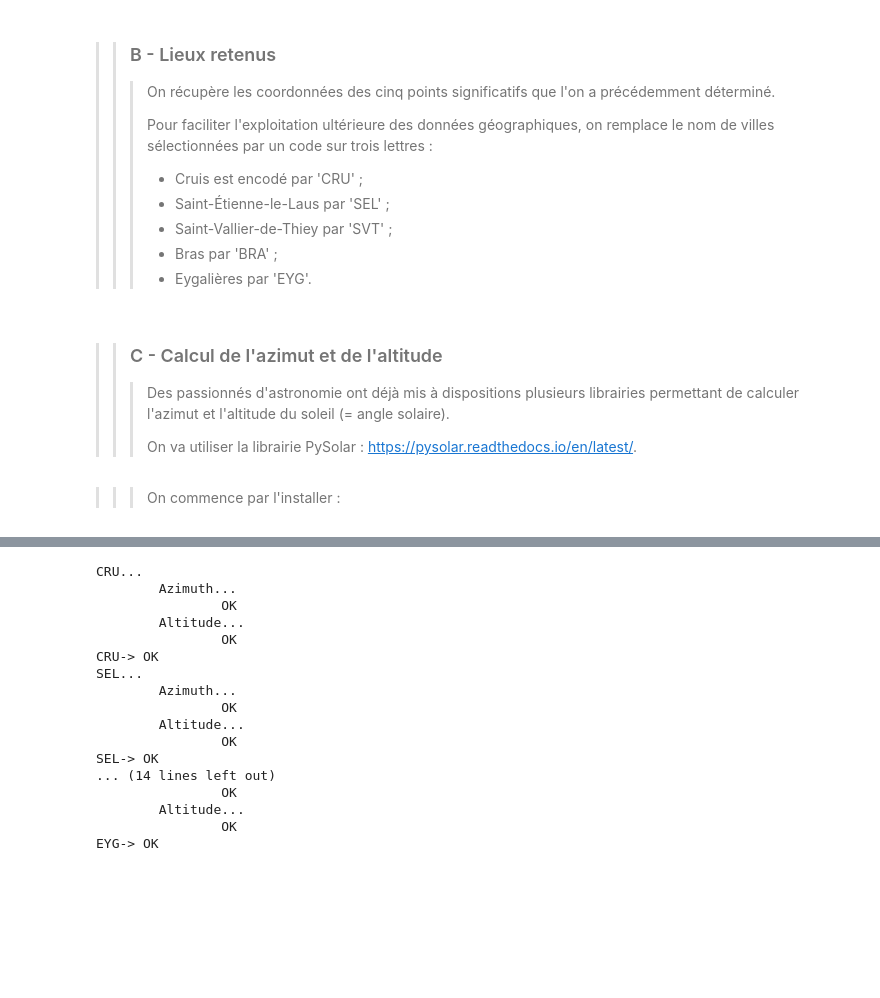
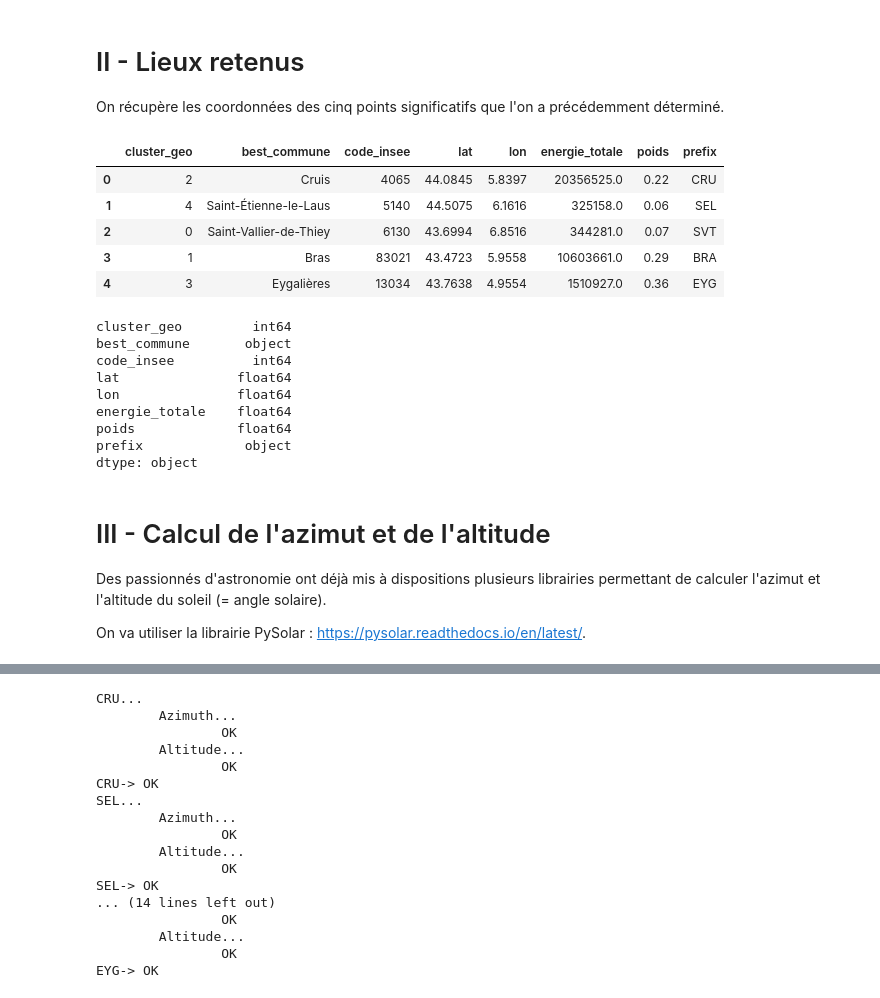
Before and after one commit to Math2935/aug25cds_variabilite, a Jupyter notebook: notebooks/02_Collecte/02_astronomie.ipynb, the cells around one changed output, grey strips where cells are left out. Saved outputs shown, nothing was run; the diff lists cells and outputs as text; code cells hidden in the pictures; blank space fills up the shorter version.

```diff
--- a/notebooks/02_Collecte/02_astronomie.ipynb
+++ b/notebooks/02_Collecte/02_astronomie.ipynb
@@ -34 +23,10 @@ chemin_datasets_astro = '/content/drive/MyDrive/Flux/00_Collecte_datasets/02_Ast
+# %%
+# Chemin du dataset de production
+input_datasets = '../../data/local_data/02_Collecte_datasets/01_Production/output/production_2020_2024.csv'
+
+# Chemin du dataset des communes sélectionnées
+communes = '../../data/local_data/01_Clustering/output/best_communes_geo_energy.csv'
+
+# Chemin vers le répertoire où seront stockés les résultats
+output_datasets = '../../data/local_data/02_Collecte_datasets/02_Astronomie/output/'
 # %% [markdown]
@@ -65,13 +62 @@ df_rte.dtypes
 dtype: object
-# %% [markdown]
->>### B - Lieux retenus ###
->>>
->>>On récupère les coordonnées des cinq points significatifs que l'on a précédemment déterminé.
->>>
->>>Pour faciliter l'exploitation ultérieure des données géographiques, on remplace le nom de villes sélectionnées par un code sur trois lettres :
->>>
->>> - Cruis est encodé par 'CRU' ;
->>> - Saint-Étienne-le-Laus par 'SEL' ;
->>> - Saint-Vallier-de-Thiey par 'SVT' ;
->>> - Bras par 'BRA' ;
->>> - Eygalières par 'EYG'.
@@ -86,8 +63,30 @@ lieux_retenus = {'CRU' : {'latitude': 44.0845, 'longitude': 5.8397},
+# %% [markdown]
+# II - Lieux retenus
+
+On récupère les coordonnées des cinq points significatifs que l'on a précédemment déterminé.
+# %%
+df_communes = pd.read_csv(communes)
+display(df_communes.head())
+print(df_communes.dtypes)
+# %% [output]
+|  | cluster_geo | best_commune | code_insee | lat | lon | energie_totale | poids | prefix |
+| 0 | 2 | Cruis | 4065 | 44.0845 | 5.8397 | 20356525.0 | 0.22 | CRU |
+| 1 | 4 | Saint-Étienne-le-Laus | 5140 | 44.5075 | 6.1616 | 325158.0 | 0.06 | SEL |
+| 2 | 0 | Saint-Vallier-de-Thiey | 6130 | 43.6994 | 6.8516 | 344281.0 | 0.07 | SVT |
+| 3 | 1 | Bras | 83021 | 43.4723 | 5.9558 | 10603661.0 | 0.29 | BRA |
+| 4 | 3 | Eygalières | 13034 | 43.7638 | 4.9554 | 1510927.0 | 0.36 | EYG |
+cluster_geo         int64
+best_commune       object
+code_insee          int64
+lat               float64
+lon               float64
+energie_totale    float64
+poids             float64
+prefix             object
+dtype: object
 # %% [markdown]
->>### C - Calcul de l'azimut et de l'altitude ###
->>>
->>>Des passionnés d'astronomie ont déjà mis à dispositions plusieurs librairies permettant de calculer l'azimut et l'altitude du soleil (= angle solaire).
->>>
->>>On va utiliser la librairie PySolar : https://pysolar.readthedocs.io/en/latest/.
+# III - Calcul de l'azimut et de l'altitude
+
+Des passionnés d'astronomie ont déjà mis à dispositions plusieurs librairies permettant de calculer l'azimut et l'altitude du soleil (= angle solaire).
+
+On va utiliser la librairie PySolar : https://pysolar.readthedocs.io/en/latest/.
-# %% [markdown]
->>>On commence par l'installer :
```
Also changed, not shown: parts of 17 cells of this notebook, 3 other files.
